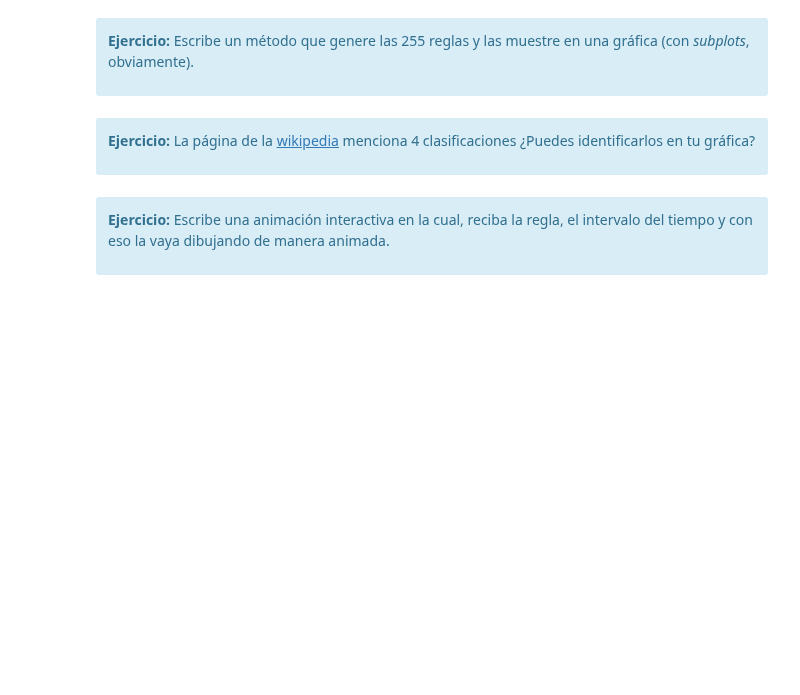
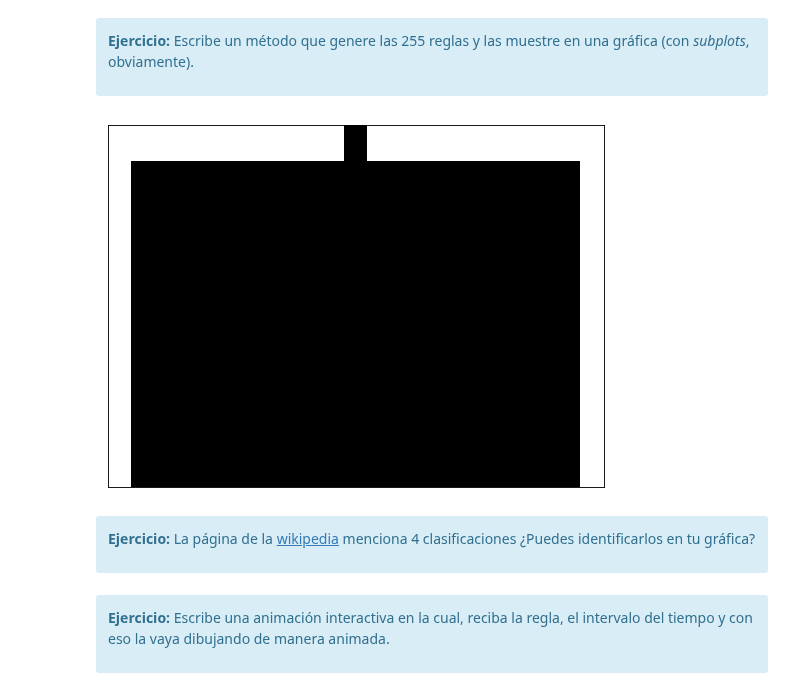
Before and after one commit to Skalas/Matematicas-Computacionales-fall2021, a Jupyter notebook: alumnos/feryarelle/algebralineal1fer.ipynb, the cells around one changed output. Saved outputs shown, nothing was run; the diff lists cells and outputs as text; code cells hidden in the pictures; blank space fills up the shorter version.

```diff
--- a/alumnos/feryarelle/algebralineal1fer.ipynb
+++ b/alumnos/feryarelle/algebralineal1fer.ipynb
@@ -196,6 +228,17 @@ drawer.show()
 
 **Ejercicio:** Escribe un método que genere las 255 reglas y las muestre en una gráfica (con _subplots_, obviamente).
 </div>
+# %%
+rule = 255
+n = 10
+ca = CA(rule, n)
+ca.start_single()
+ca.loop(n-1)
+drawer = CADrawer()
+drawer.draw(ca)
+drawer.show()
+# %% [output]
+[figure, added]
 # %% [markdown]
 <div class="alert alert-info">
 
```
Also changed, not shown: parts of 7 cells of this notebook, 20 other files.
